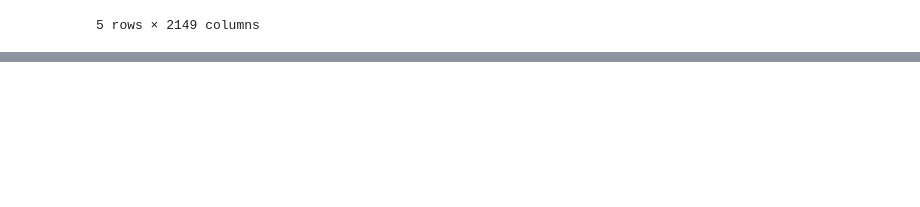
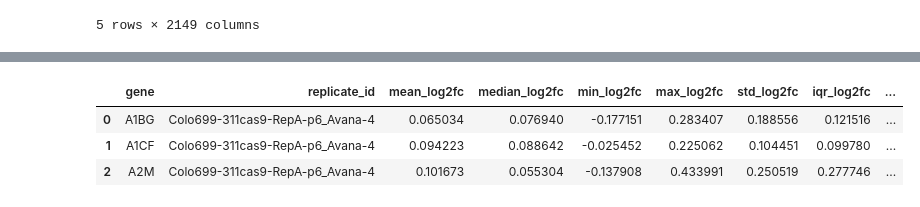
Before and after one commit to nimafakouri/crispr-ml-hitcalling, a Jupyter notebook: notebooks/02_rpm_exploration.ipynb, the cells around one changed output, grey strips where cells are left out. Drawn from its saved outputs; the diff is of its cells as text; code cells hidden in the pictures; blank space fills up the shorter version.

Commit message:
Add sgRNA to gene mapping and aggregation workflow

```diff
--- a/notebooks/02_rpm_exploration.ipynb
+++ b/notebooks/02_rpm_exploration.ipynb
@@ -14,0 +69,8 @@ screen_rpm_df.head()
+# %%
+gene_log2fc_feat_by_replicate_df = pd.read_csv("/Volumes/nimas_usb/project_data_repo/crispr_ai_ml/data/processed/phase3_inputs/gene_level_log2fc_features_by_replicate.csv")
+gene_log2fc_feat_by_replicate_df.head(3)
+# %% [output]
+|  | gene | replicate_id | mean_log2fc | median_log2fc | min_log2fc | max_log2fc | std_log2fc | iqr_log2fc | ... |
+| 0 | A1BG | Colo699-311cas9-RepA-p6_Avana-4 | 0.065034 | 0.076940 | -0.177151 | 0.283407 | 0.188556 | 0.121516 | ... |
+| 1 | A1CF | Colo699-311cas9-RepA-p6_Avana-4 | 0.094223 | 0.088642 | -0.025452 | 0.225062 | 0.104451 | 0.099780 | ... |
+| 2 | A2M | Colo699-311cas9-RepA-p6_Avana-4 | 0.101673 | 0.055304 | -0.137908 | 0.433991 | 0.250519 | 0.277746 | ... |
```
Also changed, not shown: parts of 9 cells of this notebook, 2 other files.
